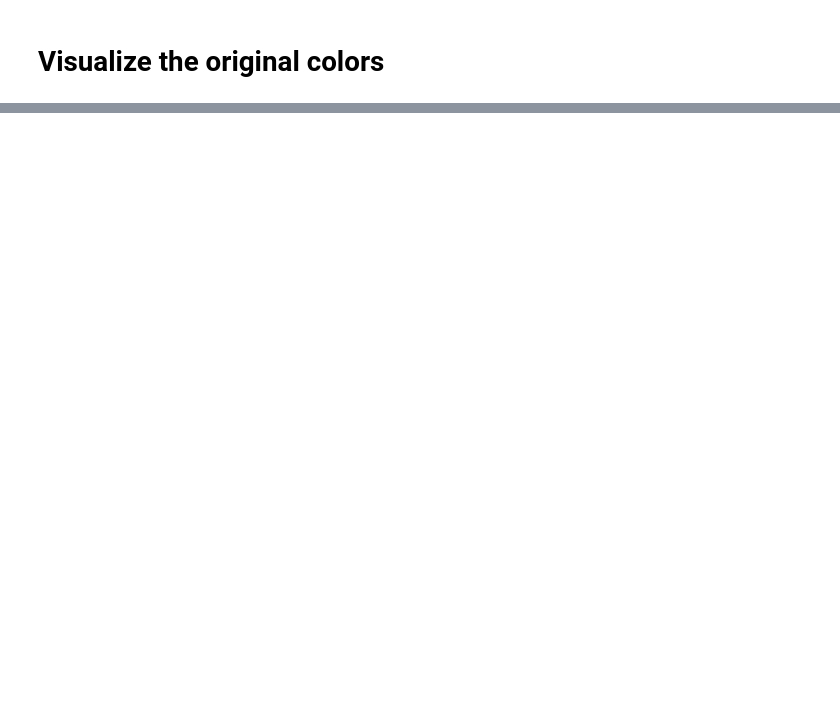
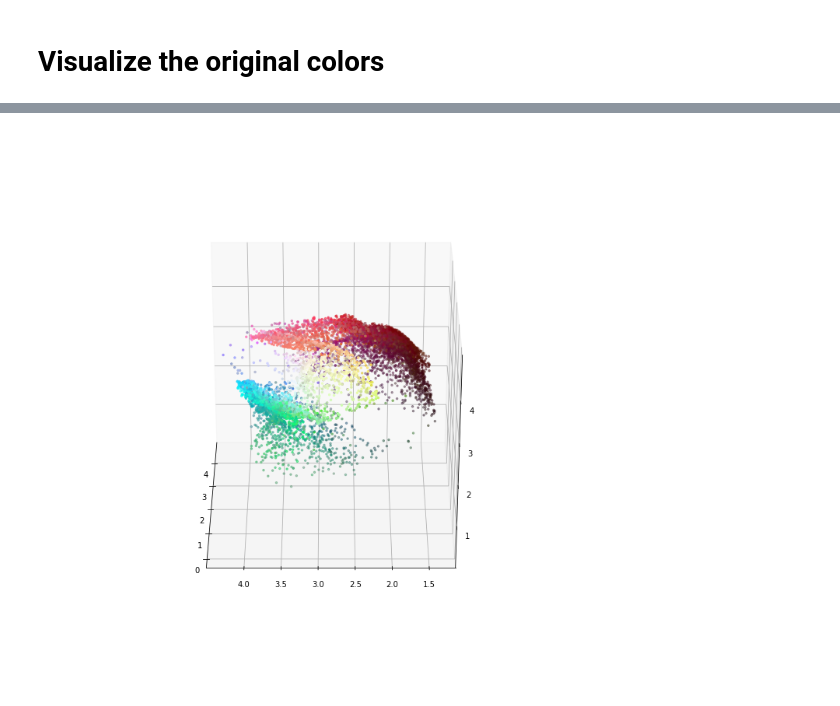
Before and after one commit to briandw/ColorEmbeddings, a Jupyter notebook: ColorEmbeddings.ipynb, the cells around one changed output, grey strips where cells are left out. Saved outputs shown, nothing was run; the diff lists cells and outputs as text; code cells hidden in the pictures; blank space fills up the shorter version.

```diff
--- a/ColorEmbeddings.ipynb
+++ b/ColorEmbeddings.ipynb
@@ -264,11 +272,14 @@ ZeroDivisionError: division by zero
 # %%
-results = []
+data_len = len(train_dataset)
+colors = np.zeros((data_len, 2, 3))
 with torch.no_grad():
     model.eval()
-    for i in range(len(train_dataset)):
+    for i in range(data_len):
+        if i %100000 == 0:
+            print(f"{i}/{data_len}")
         color_in = train_dataset.items[i][1]
         tensor = torch.tensor(color_in).cuda()
         tensor = tensor.expand((1,3))
         color_out = model.forwardOnce(tensor)
-        color_out = color_out.cpu().numpy()
-        results.append((color_in, color_out))
+        color_out = color_out.cpu().numpy().squeeze()
+        colors[i] = np.array([color_in, color_out])
@@ -480,12 +303,0 @@ After training we get an accuracy of 16%. To put this into context, there are 4.
-# %%
-# extract the values
-embeds = np.zeros((len(colors), color_vector_size))
-for i in range(len(colors)):
-    input = Variable(torch.LongTensor([i]).cuda())
-    embeds[i] = model.embeddings(input).cpu().data.numpy()
-
-# Normalize to 0-1 range
-embeds = embeds + (embeds.min() * -1)
-embeds = embeds / embeds.max()
-
-embeds
@@ -501,2 +310,17 @@ array([[ 1.44354284, -0.45639139,  0.04452125],
+# %%
+colors = np.load("colors3.npy")
+
+x = []
+y = []
+z = []
+c = []
+for i in range(len(colors)):
+    color_in = list(colors[i][0])
+    color_out = list(colors[i][1])
+
+    c.append(color_in)
+    x.append(color_out[0])
+    y.append(color_out[1])
+    z.append(color_out[2])
 # %% [markdown]
 # Visualize the original colors
@@ -526,0 +400,5 @@ for _, color8bit, color2bit in survey[:50]:
+# %%
+length = 10000
+pltimg(x[:length], y[:length], z[:length], c[:length], azimuth=180)
+# %% [output]
+[figure, added]
```
Also changed, not shown: parts of 28 cells of this notebook, 2 other files.
